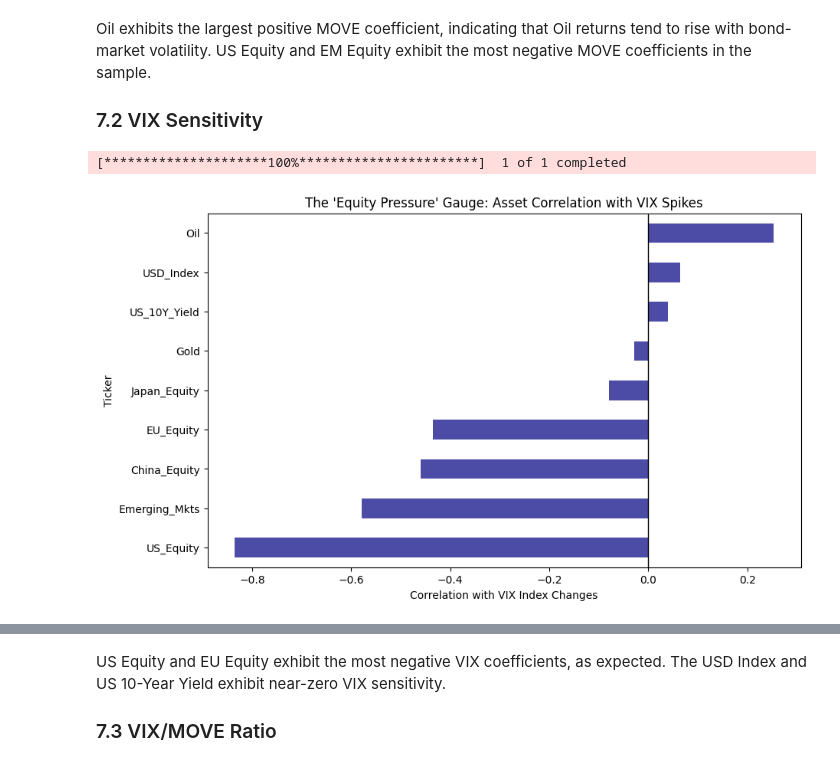
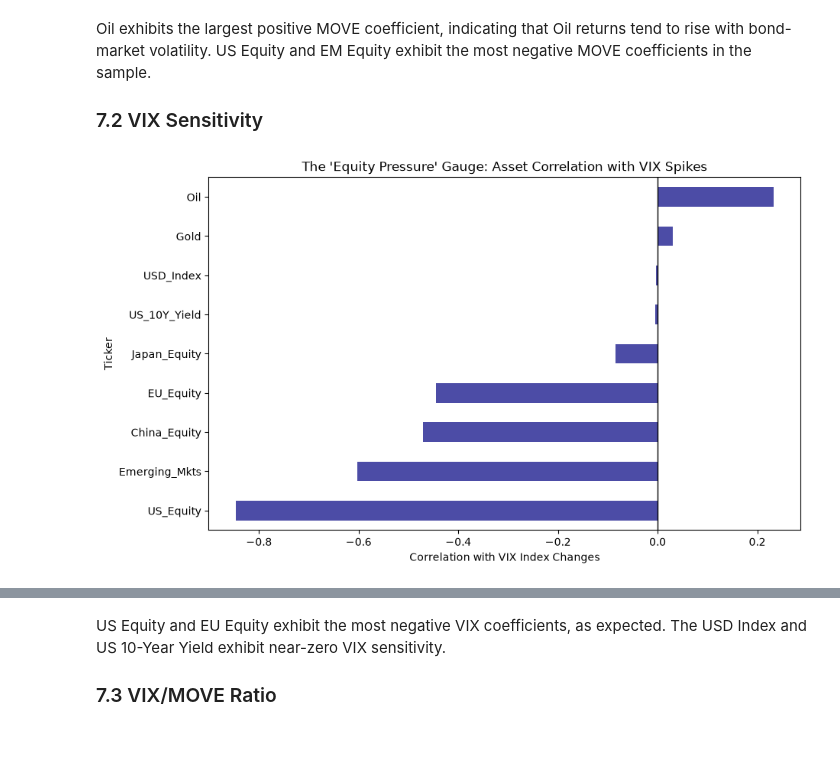
Before and after one commit to youness-yach/geometry-of-risk, a Jupyter notebook: notebooks/geometry_of_risk.ipynb, the cells around one changed output, grey strips where cells are left out. Drawn from its saved outputs; the diff is of its cells as text; code cells hidden in the pictures.

```diff
--- a/notebooks/geometry_of_risk.ipynb
+++ b/notebooks/geometry_of_risk.ipynb
@@ -143,7 +163,7 @@ tickers = {
 
 print("Fetching Global Data...")
 # We download 1 year of data to capture the current 2024-2025 regime
-data = yf.download(list(tickers.keys()), period="1y")["Close"]
+data = snapshot_download(list(tickers.keys()), period="1y")["Close"]
 data.rename(columns=tickers, inplace=True)
 # %% [output]
 Fetching Global Data...
@@ -866,7 +883,7 @@ volume_proxies = {
 
 # 2. Download all data (Main + Proxies)
 all_tickers = list(tickers.keys()) + list(volume_proxies.values())
-raw_data = yf.download(list(all_tickers), period="1y", progress=False)
+raw_data = snapshot_download(list(all_tickers), period="1y", progress=False)
 
 # 3. Extract Prices (Using original tickers)
 prices = raw_data["Close"][list(tickers.keys())].rename(columns=tickers)
@@ -1129,7 +1146,7 @@ that is directly comparable to the static Pearson MST from Section 2.6.
 # have known numerical stability issues.
 
 # ── Load long-history data and slice to 9-asset window ────────────────────
-LONG_HISTORY_CSV = "asset_prices_long_history.csv"  # adjust path if needed
+LONG_HISTORY_CSV = "../data/asset_prices_long_history.csv"
 prices = pd.read_csv(LONG_HISTORY_CSV, index_col=0, parse_dates=True)
 prices_full = prices.dropna()  # only rows where all 9 assets have data
 print(f"DCC sample: {prices_full.shape[0]} obs × {prices_full.shape[1]} assets")
@@ -1618,7 +1635,7 @@ idiosyncratic component of daily returns (Tsay, 2010).
 # %%
 # 1. Download MOVE Index (using ^MOVE or a proxy like MTBA)
 # Note: In 2026, ^MOVE is the standard ticker on most platforms.
-move_data = yf.download("^MOVE", period="1y")["Close"].pct_change().dropna()
+move_data = snapshot_download("^MOVE", period="1y")["Close"].pct_change().dropna()
 
 # 2. Align with your returns data
 # Ensure both dataframes have the same dates
@@ -1667,32 +1683,31 @@ and EM Equity exhibit the most negative MOVE coefficients in the sample.
 ### 7.2 VIX Sensitivity
 # %%
 # 1. Download VIX Data
-vix_data = yf.download("^VIX", period="1y")["Close"].pct_change().dropna()
+vix_data = snapshot_download("^VIX", period="1y")["Close"].pct_change().dropna()
 
 # 2. Align dates with your returns
 common_dates_vix = returns.index.intersection(vix_data.index)
 filtered_returns_vix = returns.loc[common_dates_vix]
 filtered_vix = vix_data.loc[common_dates_vix]
 
 # 3. Calculate VIX Sensitivity
 vix_sensitivity = pd.Series(index=returns.columns, dtype=float)
 
 for asset in returns.columns:
     # Correlation between asset returns and VIX % changes
     vix_sensitivity[asset] = filtered_returns_vix[asset].corr(filtered_vix["^VIX"])
 
 # 4. Sort and Visualize
 vix_sensitivity = vix_sensitivity.sort_values()
 
 plt.figure(figsize=(10, 6))
 vix_sensitivity.plot(kind="barh", color="navy", alpha=0.7)
 plt.axvline(0, color="black", linewidth=1)
 plt.title("The 'Equity Pressure' Gauge: Asset Correlation with VIX Spikes")
 plt.xlabel("Correlation with VIX Index Changes")
 plt.show()
 # %% [output]
-[*********************100%***********************]  1 of 1 completed
-[figure, old version]
+[figure, new version]
 # %%
 vix_sensitivity
 # %% [output]
```
Also changed, not shown: parts of 38 cells of this notebook, 14 other files.
